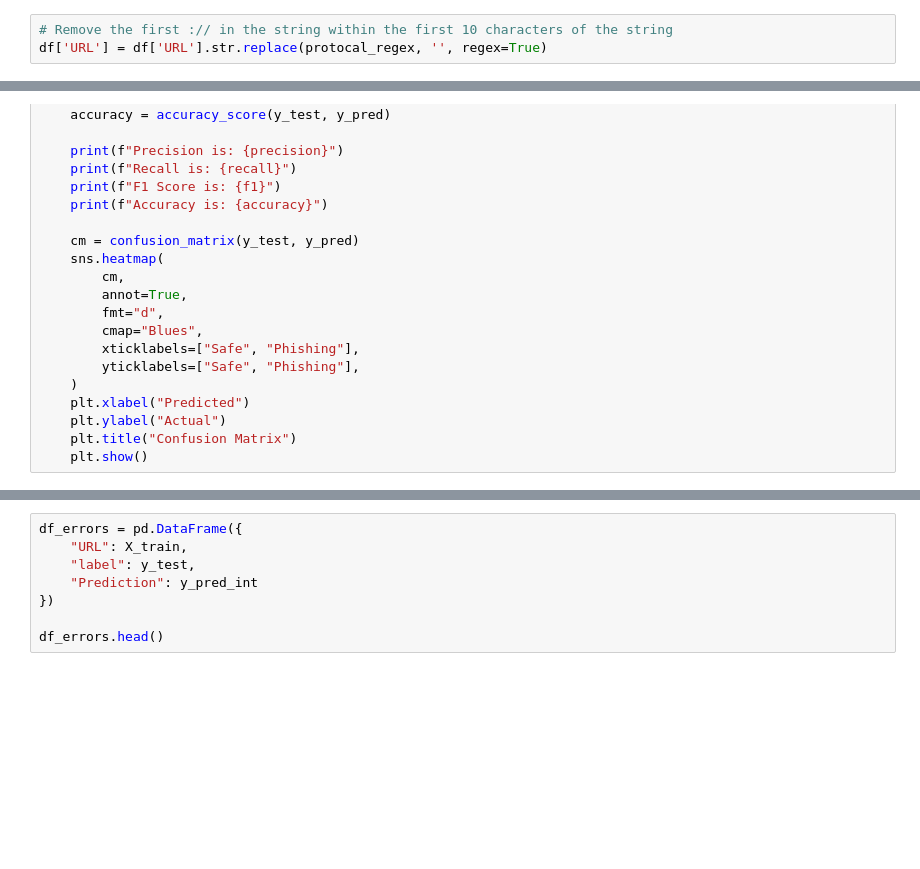
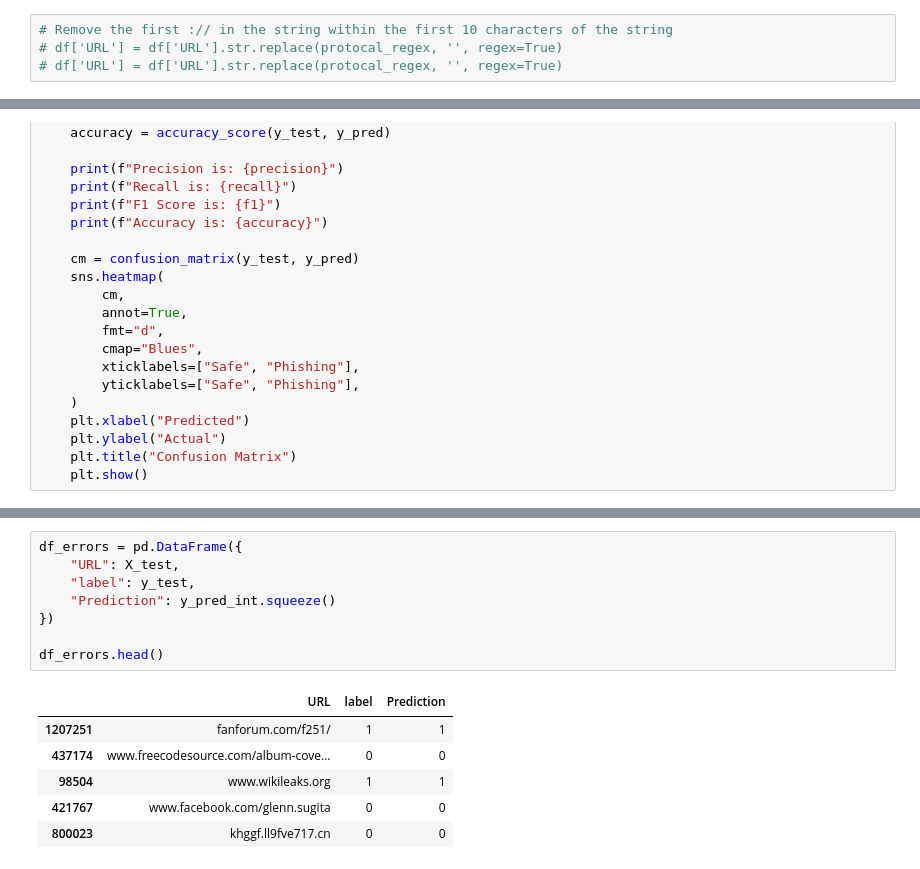
Before and after one commit to grilledwindow/phisherman, a Jupyter notebook: experimentations/CNN Architecture.ipynb, the cells around one changed output, grey strips where cells are left out. Drawn from its saved outputs; the diff is of its cells as text; blank space fills up the shorter version.

```diff
--- a/experimentations/CNN Architecture.ipynb
+++ b/experimentations/CNN Architecture.ipynb
@@ -173,7 +161,8 @@ df[~df['URL'].str.contains(protocal_regex, na=False)].head()
 ## Data Cleaning
 # %%
 # Remove the first :// in the string within the first 10 characters of the string
-df['URL'] = df['URL'].str.replace(protocal_regex, '', regex=True)
+# df['URL'] = df['URL'].str.replace(protocal_regex, '', regex=True)
+# df['URL'] = df['URL'].str.replace(protocal_regex, '', regex=True)
 # %%
 df[df['URL'].str.contains(protocal_regex, na=False)].head()
 # %% [output]
@@ -324,8 +309,15 @@ accuracy_and_confusion_matrix(y_test, y_pred_int)
 # %%
 df_errors = pd.DataFrame({
-    "URL": X_train,
+    "URL": X_test,
     "label": y_test,
-    "Prediction": y_pred_int
+    "Prediction": y_pred_int.squeeze()
 })
 
 df_errors.head()
+# %% [output]
+|  | URL | label | Prediction |
+| 1207251 | fanforum.com/f251/ | 1 | 1 |
+| 437174 | www.freecodesource.com/album-cove... | 0 | 0 |
+| 98504 | www.wikileaks.org | 1 | 1 |
+| 421767 | www.facebook.com/glenn.sugita | 0 | 0 |
+| 800023 | khggf.ll9fve717.cn | 0 | 0 |
```
Also changed, not shown: parts of 9 cells of this notebook, 1 other file.
